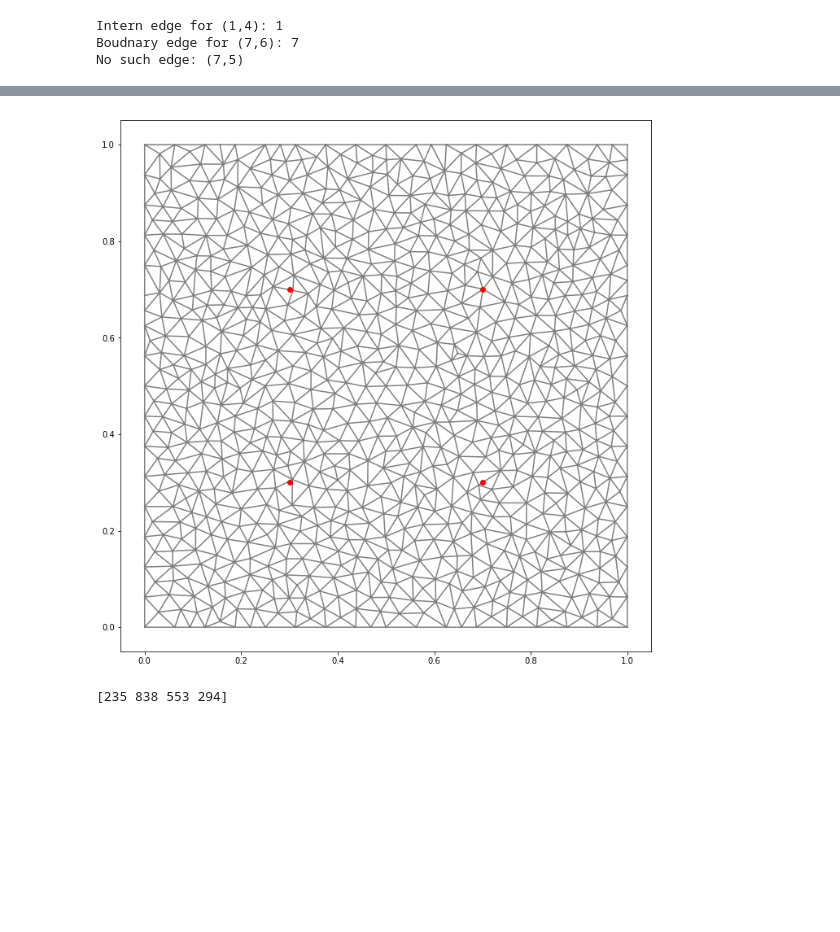
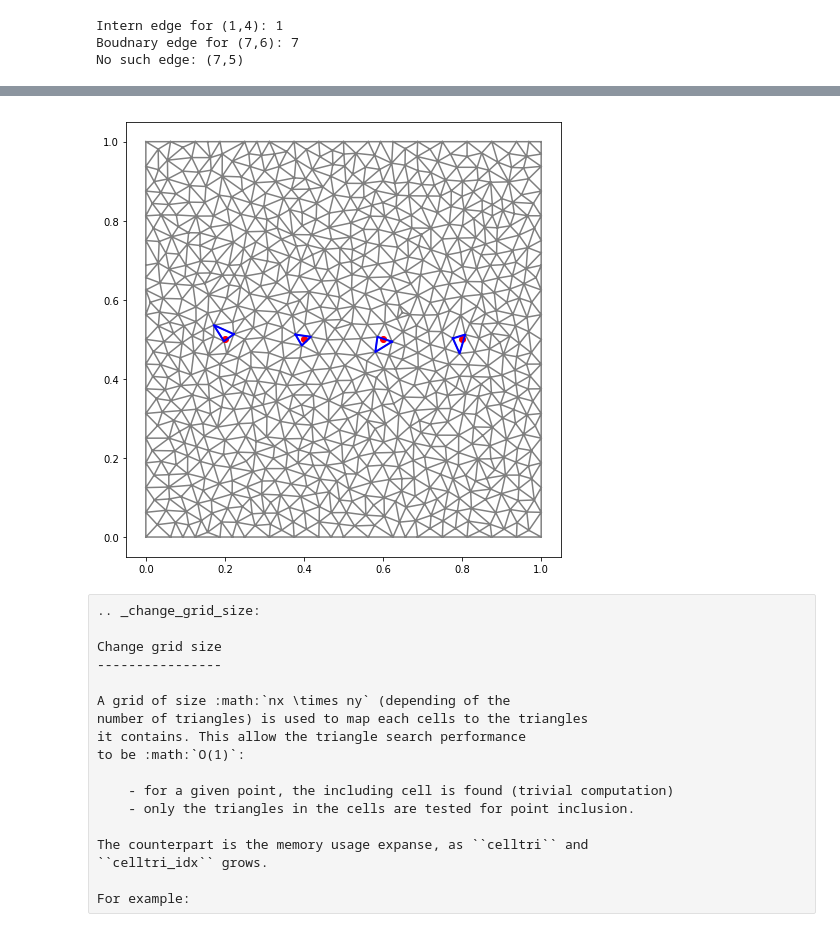
Before and after one commit to geomalgo/geomalgo-doc, a Jupyter notebook: triangulation.ipynb, the cells around one changed output, grey strips where cells are left out. Cells and saved outputs as stored; diff of their text form; code cells hidden in the pictures; blank space fills up the shorter version.

Commit message:
TriangulationLocator

```diff
--- a/triangulation.ipynb
+++ b/triangulation.ipynb
@@ -313,21 +338,27 @@ The :py:class:`TriangulationLocator` is used to locate in a triangulation which
 # %%
 import triangle
 
 def generate_triangulation():
     A = {'vertices' : array([[0,0], [1,0], [1, 1], [0, 1]])}
     B = triangle.triangulate(A, 'qa0.001')
     return ga.Triangulation2D(B['vertices'][:,0],
                               B['vertices'][:,1],
                               B['triangles'])
 TG = generate_triangulation()
 
-xpoints = np.array([0.3, 0.7, 0.3, 0.7])
-ypoints = np.array([0.3, 0.3, 0.7, 0.7])
+xpoints = np.array([0.2, 0.4, 0.6, 0.8])
+ypoints = np.array([0.5, 0.5, 0.5, 0.5])
 
-figure(figsize=(12,12))
+locator = ga.TriangulationLocator(TG, nx=4, ny=4)
+triangles = locator.search_points(xpoints, ypoints)
+
+fig = figure(figsize=(8,8))
+ax = fig.add_subplot(1,1,1)
 triplot(TG.x, TG.y, TG.trivtx, color='gray')
 plot(xpoints, ypoints, 'ro')
+for T in triangles:
+    TG[T].plot()
 axis('scaled')
 show()
 # %% [output]
-[figure, old version]
+[figure, new version]
@@ -336,6 +365,18 @@ locator = ga.TriangulationLocator(TG)
-# %%
-triangles = np.empty(len(xpoints), dtype='int32')
-locator.search_points(xpoints, ypoints, triangles)
-print(triangles)
-# %% [output]
-[235 838 553 294]
+# %% [raw]
+.. _change_grid_size:
+
+Change grid size
+----------------
+
+A grid of size :math:`nx \times ny` (depending of the
+number of triangles) is used to map each cells to the triangles
+it contains. This allow the triangle search performance
+to be :math:`O(1)`:
+
+    - for a given point, the including cell is found (trivial computation)
+    - only the triangles in the cells are tested for point inclusion.
+
+The counterpart is the memory usage expanse, as ``celltri`` and
+``celltri_idx`` grows.
+
+For example:
```
Also changed, not shown: parts of 5 cells of this notebook, 1 other file.
